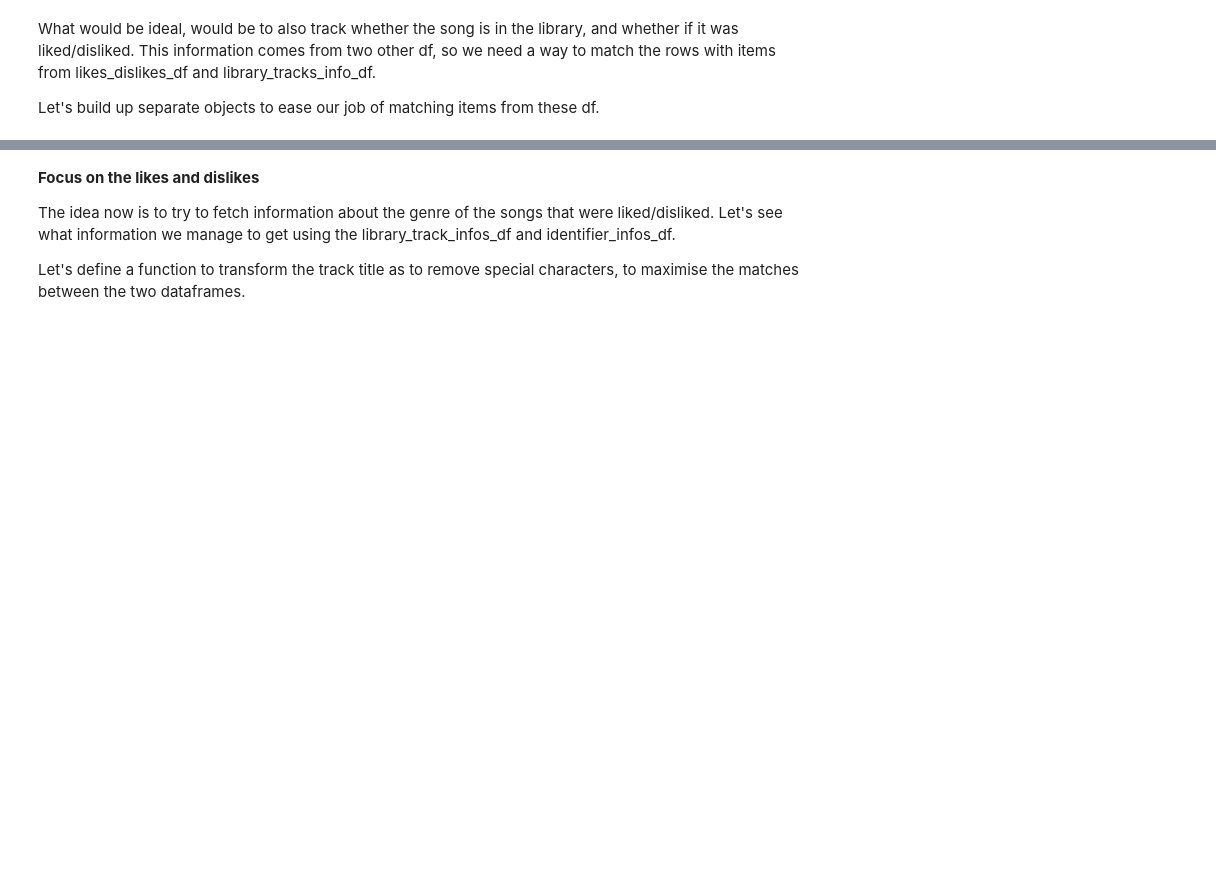
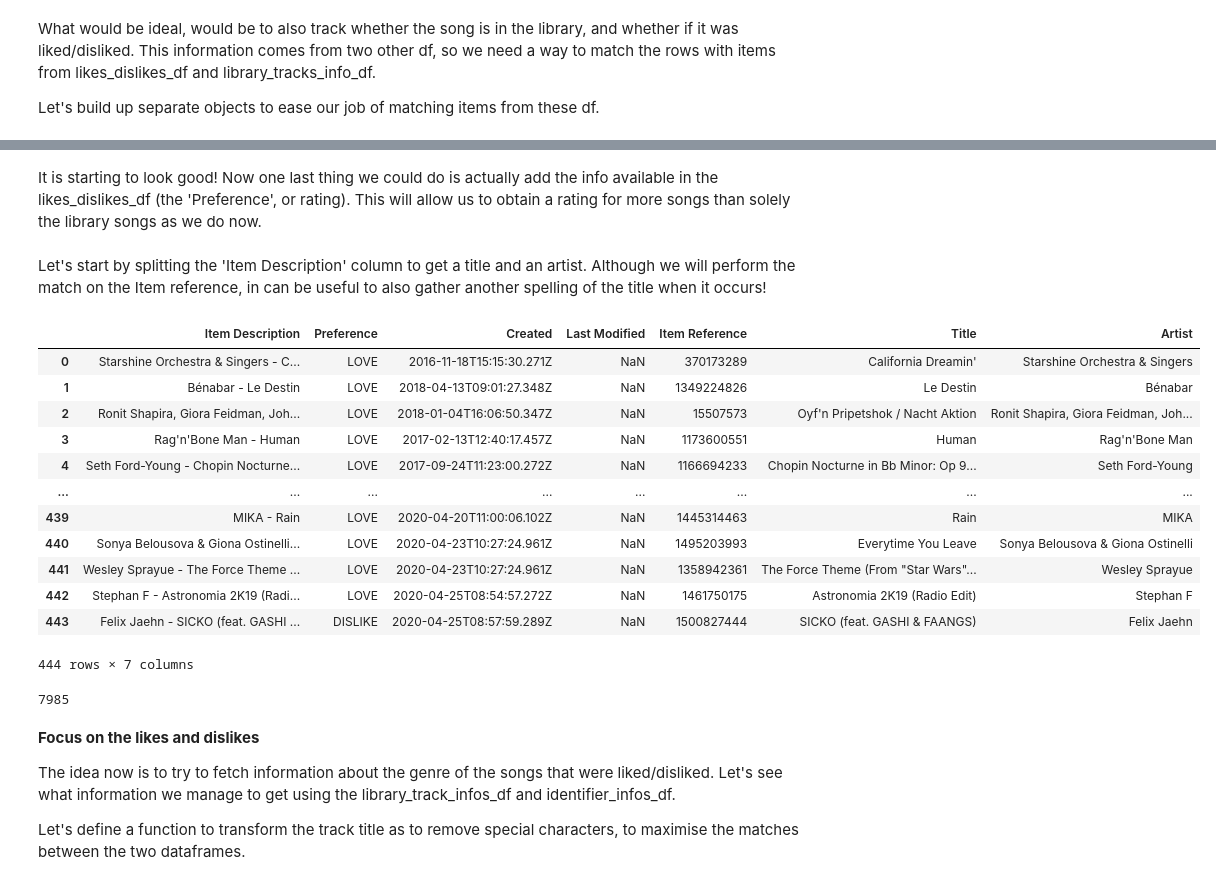
Before and after one commit to acoullandreau/apple_dashboard, a Jupyter notebook: Data exploration.ipynb, the cells around one changed output, grey strips where cells are left out. Cells and saved outputs as stored; diff of their text form; code cells hidden in the pictures; blank space fills up the shorter version.

Commit message:
Added logic to also process the likes_dislikes_df

```diff
--- a/Data exploration.ipynb
+++ b/Data exploration.ipynb
@@ -670,0 +681,22 @@ len(track_instance_dict)
+# %% [markdown]
+It is starting to look good! Now one last thing we could do is actually add the info available in the likes_dislikes_df (the 'Preference', or rating). This will allow us to obtain a rating for more songs than solely the library songs as we do now.
+# %% [markdown]
+Let's start by splitting the 'Item Description' column to get a title and an artist. Although we will perform the match on the Item reference, in can be useful to also gather another spelling of the title when it occurs!
+# %%
+likes_dislikes_df['Title'] = likes_dislikes_df['Item Description'].str.split(' -').str.get(1).str.strip()
+likes_dislikes_df['Artist'] = likes_dislikes_df['Item Description'].str.split(' - ').str.get(0).str.strip()
+likes_dislikes_df
+# %% [output]
+|  | Item Description | Preference | Created | Last Modified | Item Reference | Title | Artist |
+| 0 | Starshine Orchestra & Singers - C... | LOVE | 2016-11-18T15:15:30.271Z | NaN | 370173289 | California Dreamin' | Starshine Orchestra & Singers |
+| 1 | Bénabar - Le Destin | LOVE | 2018-04-13T09:01:27.348Z | NaN | 1349224826 | Le Destin | Bénabar |
+| 2 | Ronit Shapira, Giora Feidman, Joh... | LOVE | 2018-01-04T16:06:50.347Z | NaN | 15507573 | Oyf'n Pripetshok / Nacht Aktion | Ronit Shapira, Giora Feidman, Joh... |
+| 3 | Rag'n'Bone Man - Human | LOVE | 2017-02-13T12:40:17.457Z | NaN | 1173600551 | Human | Rag'n'Bone Man |
+| 4 | Seth Ford-Young - Chopin Nocturne... | LOVE | 2017-09-24T11:23:00.272Z | NaN | 1166694233 | Chopin Nocturne in Bb Minor: Op 9... | Seth Ford-Young |
+| ... | ... | ... | ... | ... | ... | ... | ... |
+| 439 | MIKA - Rain | LOVE | 2020-04-20T11:00:06.102Z | NaN | 1445314463 | Rain | MIKA |
+| 440 | Sonya Belousova & Giona Ostinelli... | LOVE | 2020-04-23T10:27:24.961Z | NaN | 1495203993 | Everytime You Leave | Sonya Belousova & Giona Ostinelli |
+| 441 | Wesley Sprayue - The Force Theme ... | LOVE | 2020-04-23T10:27:24.961Z | NaN | 1358942361 | The Force Theme (From "Star Wars"... | Wesley Sprayue |
+| 442 | Stephan F - Astronomia 2K19 (Radi... | LOVE | 2020-04-25T08:54:57.272Z | NaN | 1461750175 | Astronomia 2K19 (Radio Edit) | Stephan F |
+| 443 | Felix Jaehn - SICKO (feat. GASHI ... | DISLIKE | 2020-04-25T08:57:59.289Z | NaN | 1500827444 | SICKO (feat. GASHI & FAANGS) | Felix Jaehn |
+444 rows × 7 columns
@@ -670,0 +763,4 @@ len(track_instance_dict)
+# %%
+len(track_instance_dict)
+# %% [output]
+7985
```
Also changed, not shown: parts of 10 cells of this notebook.
